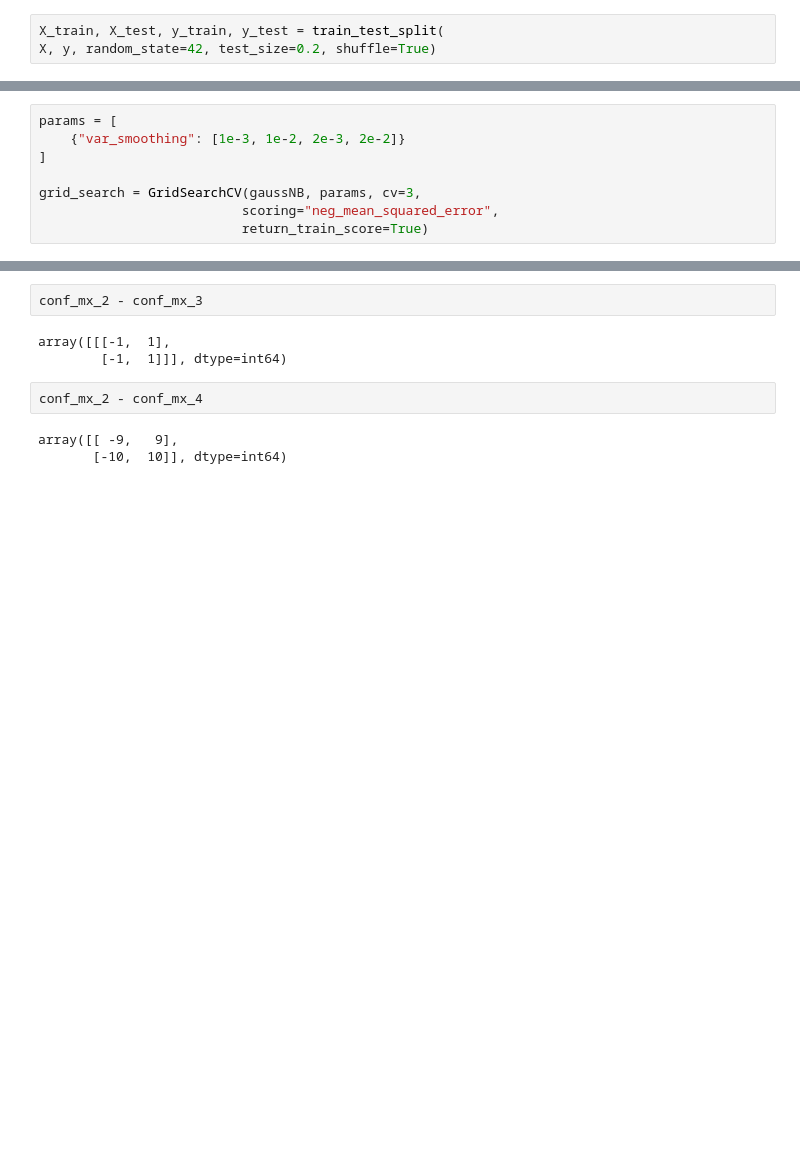
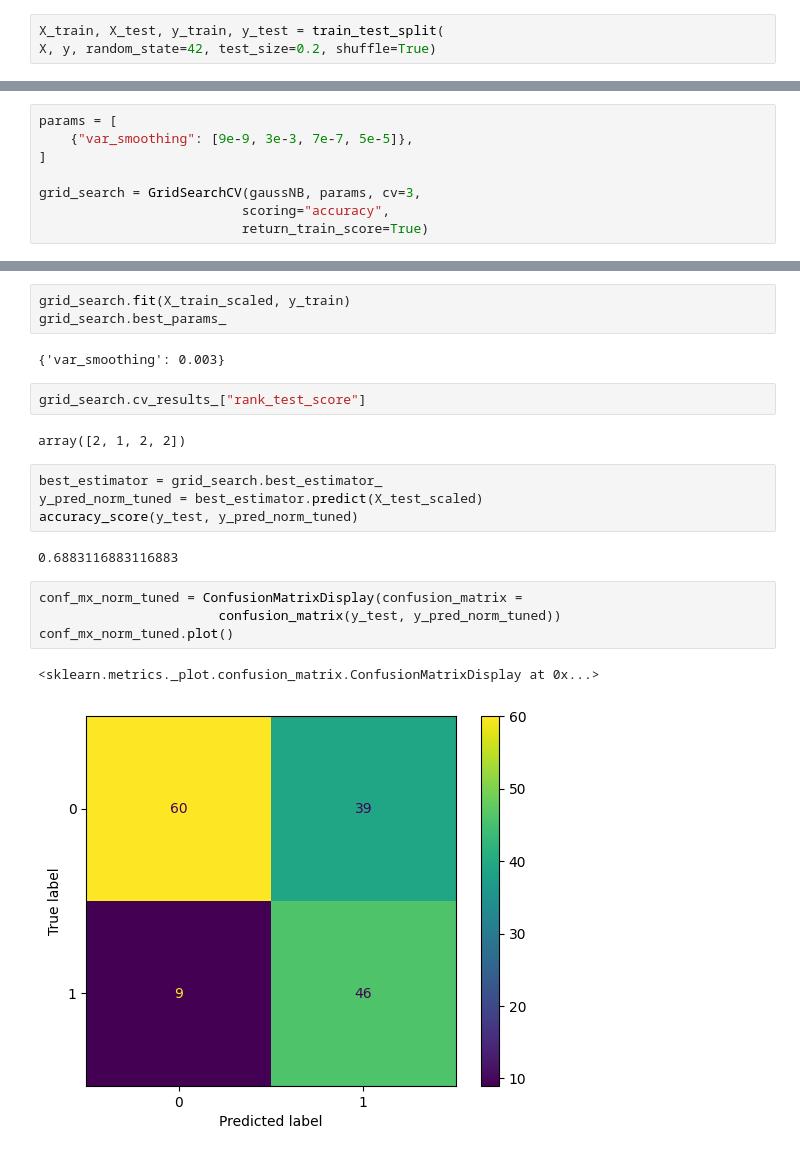
Before and after one commit to zypchn/Gaussian-Naive-Bayes, a Jupyter notebook: GaussianNB diabetes.ipynb, the cells around one changed output, grey strips where cells are left out. Drawn from its saved outputs; the diff is of its cells as text; blank space fills up the shorter version.

```diff
--- a/GaussianNB diabetes.ipynb
+++ b/GaussianNB diabetes.ipynb
@@ -44,8 +61,8 @@ array([[338,  63],
 # %%
 params = [
-    {"var_smoothing": [1e-3, 1e-2, 2e-3, 2e-2]}
+    {"var_smoothing": [9e-9, 3e-3, 7e-7, 5e-5]},
 ]
 
 grid_search = GridSearchCV(gaussNB, params, cv=3,
-                          scoring="neg_mean_squared_error",
+                          scoring="accuracy",
                           return_train_score=True)
@@ -87,10 +69,22 @@ array([[0, 0],
-# %%
-conf_mx_2 - conf_mx_3
-# %% [output]
-array([[[-1,  1],
-        [-1,  1]]], dtype=int64)
-# %%
-conf_mx_2 - conf_mx_4
-# %% [output]
-array([[ -9,   9],
-       [-10,  10]], dtype=int64)
+# %%
+grid_search.fit(X_train_scaled, y_train)
+grid_search.best_params_
+# %% [output]
+{'var_smoothing': 0.003}
+# %%
+grid_search.cv_results_["rank_test_score"]
+# %% [output]
+array([2, 1, 2, 2])
+# %%
+best_estimator = grid_search.best_estimator_
+y_pred_norm_tuned = best_estimator.predict(X_test_scaled)
+accuracy_score(y_test, y_pred_norm_tuned)
+# %% [output]
+0.6883116883116883
+# %%
+conf_mx_norm_tuned = ConfusionMatrixDisplay(confusion_matrix =
+                       confusion_matrix(y_test, y_pred_norm_tuned))
+conf_mx_norm_tuned.plot()
+# %% [output]
+<sklearn.metrics._plot.confusion_matrix.ConfusionMatrixDisplay at 0x...>
+[figure, added]
```
Also changed, not shown: parts of 18 cells of this notebook.
